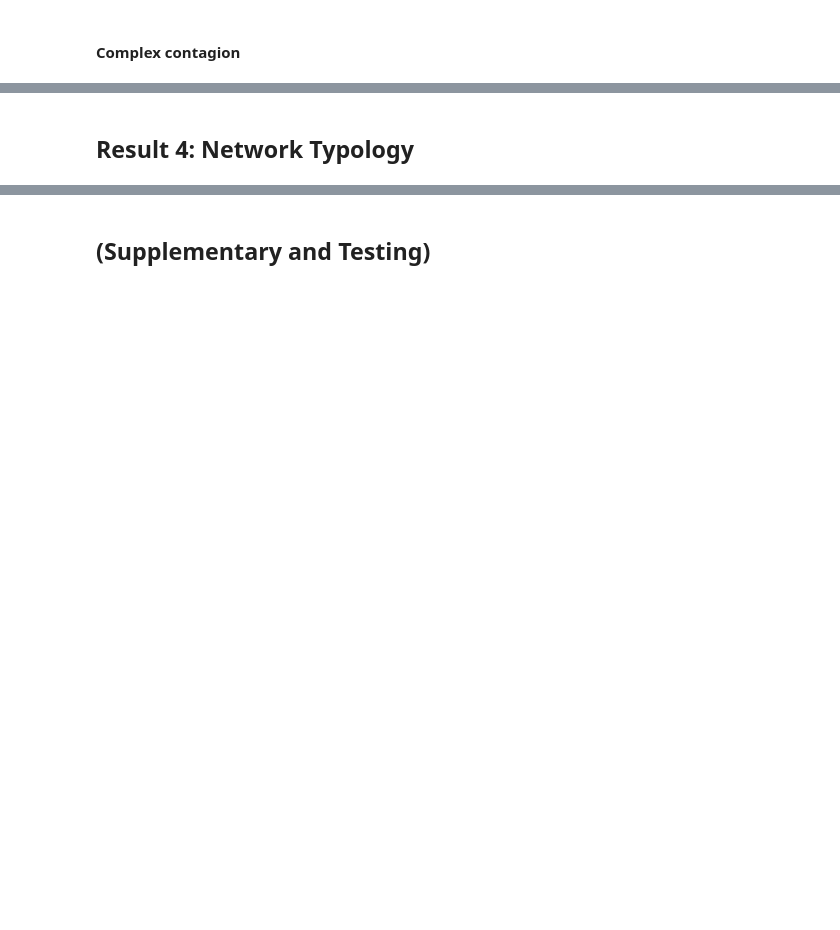
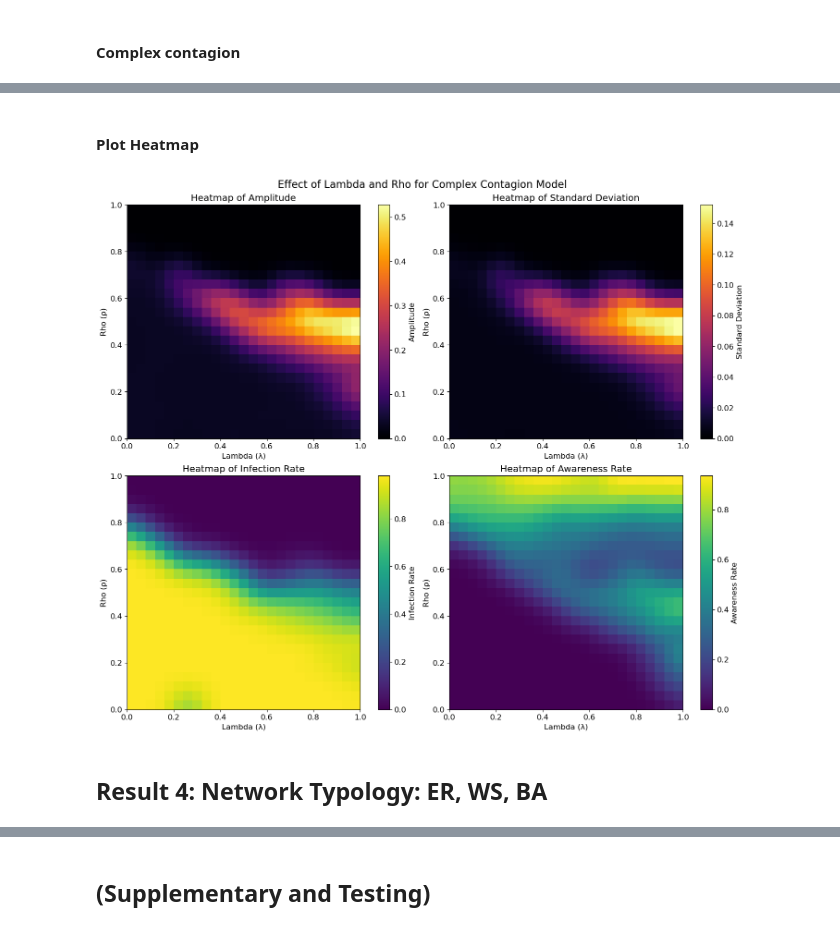
Before and after one commit to shengfuw/Epidemic-Behavior-Interaction-Model, a Jupyter notebook: main.ipynb, the cells around one changed output, grey strips where cells are left out. Saved outputs shown, nothing was run; the diff lists cells and outputs as text; code cells hidden in the pictures; blank space fills up the shorter version.

```diff
--- a/main.ipynb
+++ b/main.ipynb
@@ -508,2 +676,21 @@ Clustering coefficient, Transitivity: 0.187059, 0.163740
+# %% [markdown]
+#### Plot Heatmap
+# %%
+infect_matrix = pd.read_csv("../results/lambdaRho_infection_matrix.csv", index_col=0)
+aware_matrix = pd.read_csv("../results/lambdaRho_awareness_matrix.csv", index_col=0)
+amp_matrix = pd.read_csv("../results/lambdaRho_amplitude_matrix.csv", index_col=0)
+sd_matrix = pd.read_csv("../results/lambdaRho_sd_matrix.csv", index_col=0)
+
+fig, axs = plt.subplots(2, 2, constrained_layout=True, figsize=(14, 12))
+axs = axs.flatten()
+fig.suptitle("Effect of Lambda and Rho for Complex Contagion Model", fontsize=16)
+
+plot_heatmap(amp_matrix, 'Amplitude', fig=fig, ax=axs[0])
+plot_heatmap(sd_matrix, 'Standard Deviation', fig=fig, ax=axs[1])
+plot_heatmap(infect_matrix, 'Infection Rate', fig=fig, ax=axs[2], cmap='viridis')
+plot_heatmap(aware_matrix, 'Awareness Rate', fig=fig, ax=axs[3], cmap='viridis')
+plt.show()
+# %% [output]
+[figure, added]
 # %% [markdown]
-## Result 4: Network Typology
+## Result 4: Network Typology: ER, WS, BA
```
Also changed, not shown: parts of 22 cells of this notebook, 2 other files.
